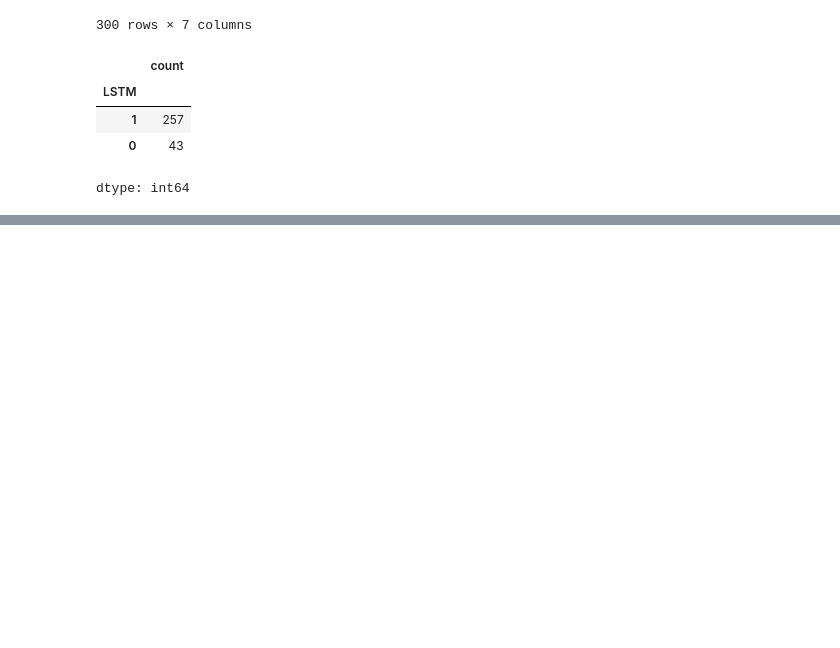
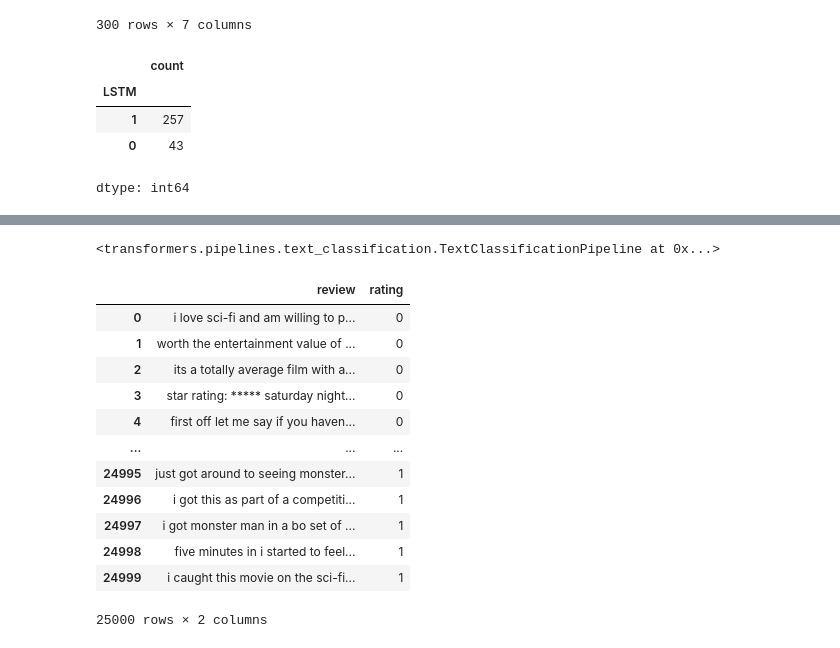
Before and after one commit to EgehanEralp/colabnotebooks, a Jupyter notebook: ensemble_defense.ipynb, the cells around one changed output, grey strips where cells are left out. Saved outputs shown, nothing was run; the diff lists cells and outputs as text; code cells hidden in the pictures; blank space fills up the shorter version.

```diff
--- a/ensemble_defense.ipynb
+++ b/ensemble_defense.ipynb
@@ -980,0 +1066,4 @@ unpickled_df_preds_d2v.to_pickle("./imdb_300_addsentBD_D2V_LSTMpreds.pkl")
+# %%
+pipe
+# %% [output]
+<transformers.pipelines.text_classification.TextClassificationPipeline at 0x...>
@@ -980,0 +1097,16 @@ unpickled_df_preds_d2v.to_pickle("./imdb_300_addsentBD_D2V_LSTMpreds.pkl")
+# %%
+test
+# %% [output]
+|  | review | rating |
+| 0 | i love sci-fi and am willing to p... | 0 |
+| 1 | worth the entertainment value of ... | 0 |
+| 2 | its a totally average film with a... | 0 |
+| 3 | star rating: ***** saturday night... | 0 |
+| 4 | first off let me say if you haven... | 0 |
+| ... | ... | ... |
+| 24995 | just got around to seeing monster... | 1 |
+| 24996 | i got this as part of a competiti... | 1 |
+| 24997 | i got monster man in a bo set of ... | 1 |
+| 24998 | five minutes in i started to feel... | 1 |
+| 24999 | i caught this movie on the sci-fi... | 1 |
+25000 rows × 2 columns
```
Also changed, not shown: parts of 28 cells of this notebook.
